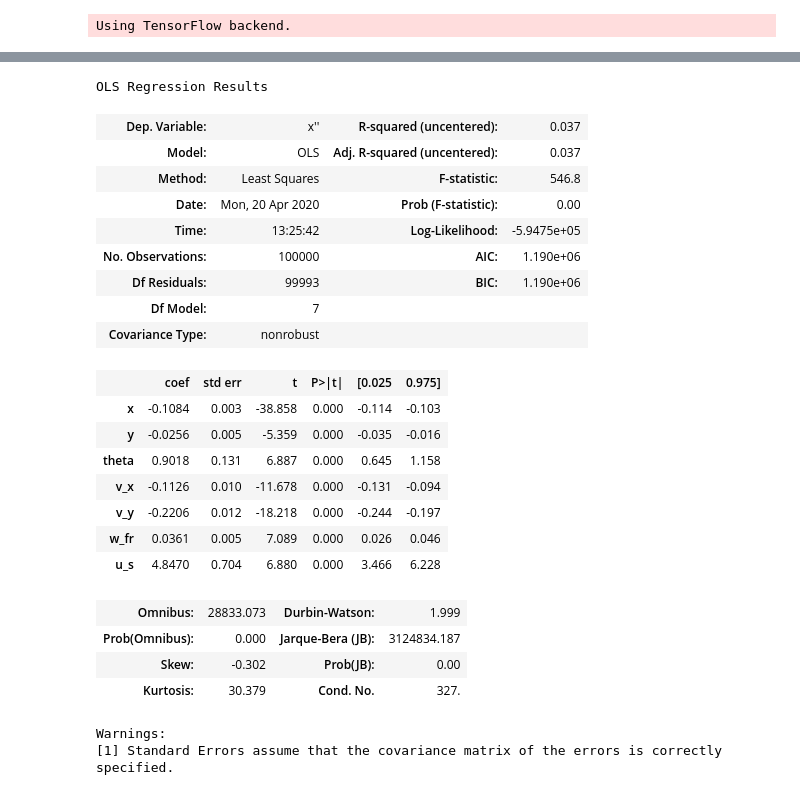
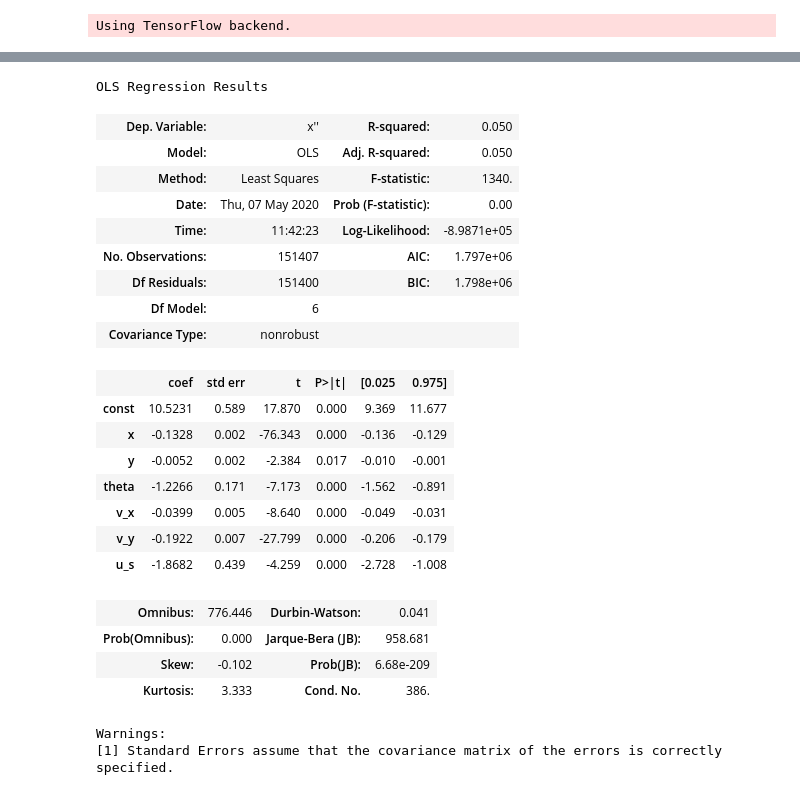
Before and after one commit to aysaha/racecar_control, a Jupyter notebook: src/Extend dataset.ipynb, the cells around one changed output, grey strips where cells are left out. Saved outputs shown, nothing was run; the diff lists cells and outputs as text; code cells hidden in the pictures.

```diff
--- a/src/Extend dataset.ipynb
+++ b/src/Extend dataset.ipynb
@@ -108,30 +108,30 @@ vif(X)
 # %%
-X2 = X.drop(["w_fl", "w_rr", "w_rl", "omega", "phi", "u_b", "u_t", "const"], axis="columns")
+X2 = X.drop(["w_fl", "w_rr", "w_rl", "w_fr", "omega", "phi", "u_b", "u_t"], axis="columns")
 
 fit(X2, Y)
 # %% [output]
 OLS Regression Results
-| Dep. Variable: | x'' | R-squared (uncentered): | 0.037 |
-| Model: | OLS | Adj. R-squared (uncentered): | 0.037 |
-| Method: | Least Squares | F-statistic: | 546.8 |
-| Date: | Mon, 20 Apr 2020 | Prob (F-statistic): | 0.00 |
-| Time: | 13:25:42 | Log-Likelihood: | -5.9475e+05 |
-| No. Observations: | 100000 | AIC: | 1.190e+06 |
-| Df Residuals: | 99993 | BIC: | 1.190e+06 |
-| Df Model: | 7 |  |  |
+| Dep. Variable: | x'' | R-squared: | 0.050 |
+| Model: | OLS | Adj. R-squared: | 0.050 |
+| Method: | Least Squares | F-statistic: | 1340. |
+| Date: | Thu, 07 May 2020 | Prob (F-statistic): | 0.00 |
+| Time: | 11:42:23 | Log-Likelihood: | -8.9871e+05 |
+| No. Observations: | 151407 | AIC: | 1.797e+06 |
+| Df Residuals: | 151400 | BIC: | 1.798e+06 |
+| Df Model: | 6 |  |  |
 | Covariance Type: | nonrobust |  |  |
 |  | coef | std err | t | P>|t| | [0.025 | 0.975] |
-| x | -0.1084 | 0.003 | -38.858 | 0.000 | -0.114 | -0.103 |
-| y | -0.0256 | 0.005 | -5.359 | 0.000 | -0.035 | -0.016 |
-| theta | 0.9018 | 0.131 | 6.887 | 0.000 | 0.645 | 1.158 |
-| v_x | -0.1126 | 0.010 | -11.678 | 0.000 | -0.131 | -0.094 |
-| v_y | -0.2206 | 0.012 | -18.218 | 0.000 | -0.244 | -0.197 |
-| w_fr | 0.0361 | 0.005 | 7.089 | 0.000 | 0.026 | 0.046 |
-| u_s | 4.8470 | 0.704 | 6.880 | 0.000 | 3.466 | 6.228 |
+| const | 10.5231 | 0.589 | 17.870 | 0.000 | 9.369 | 11.677 |
+| x | -0.1328 | 0.002 | -76.343 | 0.000 | -0.136 | -0.129 |
+| y | -0.0052 | 0.002 | -2.384 | 0.017 | -0.010 | -0.001 |
+| theta | -1.2266 | 0.171 | -7.173 | 0.000 | -1.562 | -0.891 |
+| v_x | -0.0399 | 0.005 | -8.640 | 0.000 | -0.049 | -0.031 |
+| v_y | -0.1922 | 0.007 | -27.799 | 0.000 | -0.206 | -0.179 |
+| u_s | -1.8682 | 0.439 | -4.259 | 0.000 | -2.728 | -1.008 |
-| Omnibus: | 28833.073 | Durbin-Watson: | 1.999 |
-| Prob(Omnibus): | 0.000 | Jarque-Bera (JB): | 3124834.187 |
-| Skew: | -0.302 | Prob(JB): | 0.00 |
-| Kurtosis: | 30.379 | Cond. No. | 327. |
+| Omnibus: | 776.446 | Durbin-Watson: | 0.041 |
+| Prob(Omnibus): | 0.000 | Jarque-Bera (JB): | 958.681 |
+| Skew: | -0.102 | Prob(JB): | 6.68e-209 |
+| Kurtosis: | 3.333 | Cond. No. | 386. |
 Warnings:
 [1] Standard Errors assume that the covariance matrix of the errors is correctly specified.
 # %%
```
Also changed, not shown: parts of 18 cells of this notebook, 4 other files.
